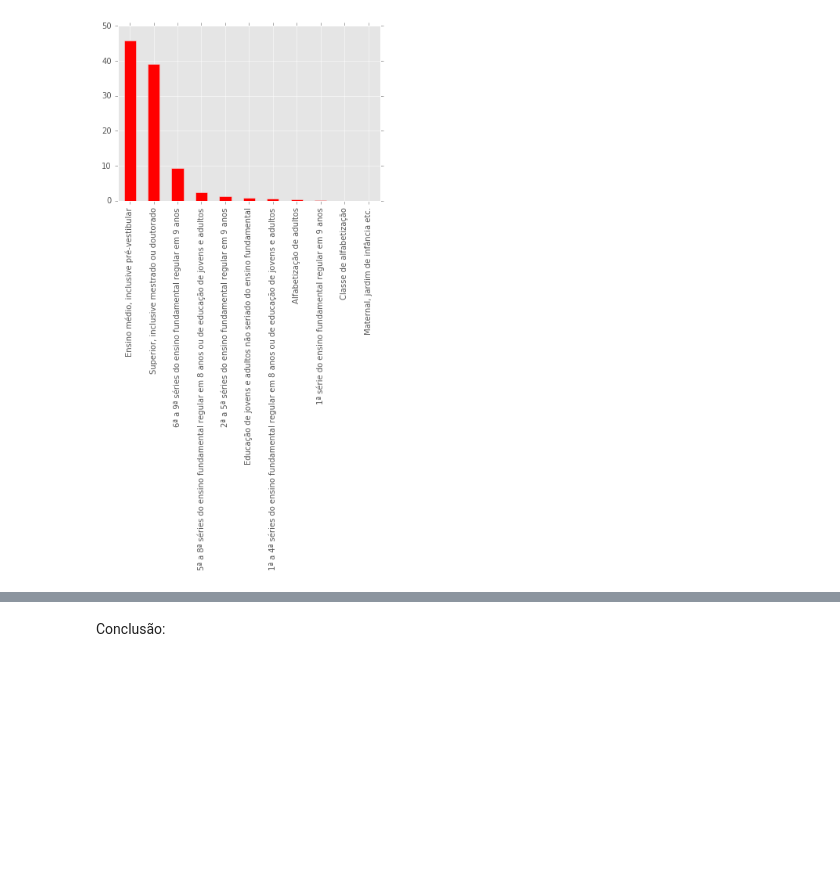
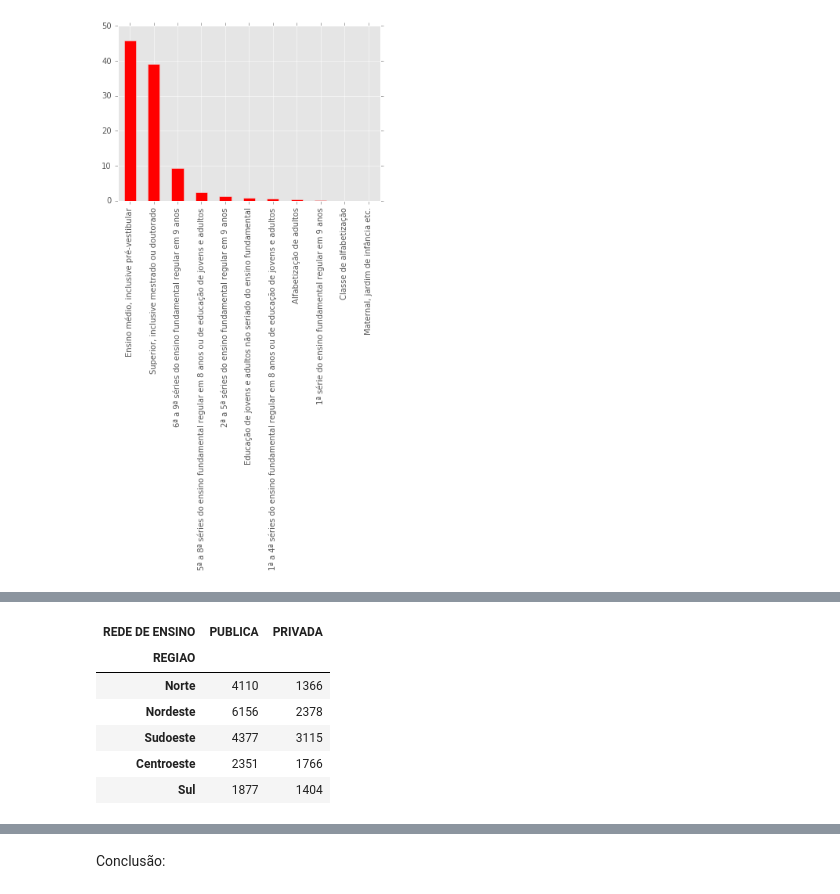
Before and after one commit to gabrielnoal/CD, a Jupyter notebook: Aula02+Atividade+Variáveis+Qualitativas+com+PNAD.ipynb, the cells around one changed output, grey strips where cells are left out. Cells and saved outputs as stored; diff of their text form; code cells hidden in the pictures; blank space fills up the shorter version.

```diff
--- a/Aula02+Atividade+Variáveis+Qualitativas+com+PNAD.ipynb
+++ b/Aula02+Atividade+Variáveis+Qualitativas+com+PNAD.ipynb
@@ -232,0 +206,11 @@ UFxNivel_de_Ensino
+# %%
+REGIAOxNivel_de_Ensino.sum()
+REGIAOxRede_de_ensino
+# %% [output]
+| REDE DE ENSINO | PUBLICA | PRIVADA |
+| REGIAO |  |  |
+| Norte | 4110 | 1366 |
+| Nordeste | 6156 | 2378 |
+| Sudoeste | 4377 | 3115 |
+| Centroeste | 2351 | 1766 |
+| Sul | 1877 | 1404 |
```
Also changed, not shown: parts of 12 cells of this notebook, 1 other file.
